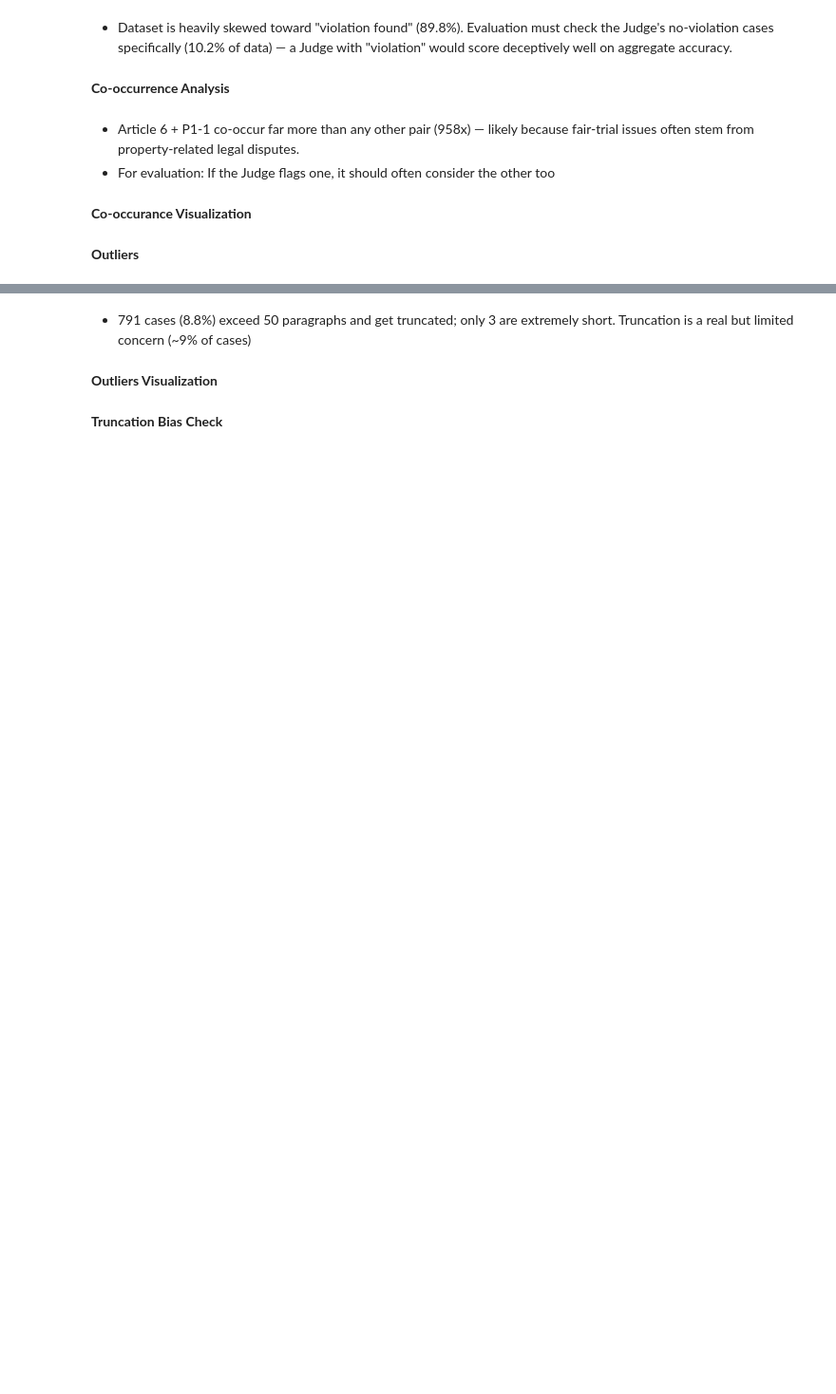
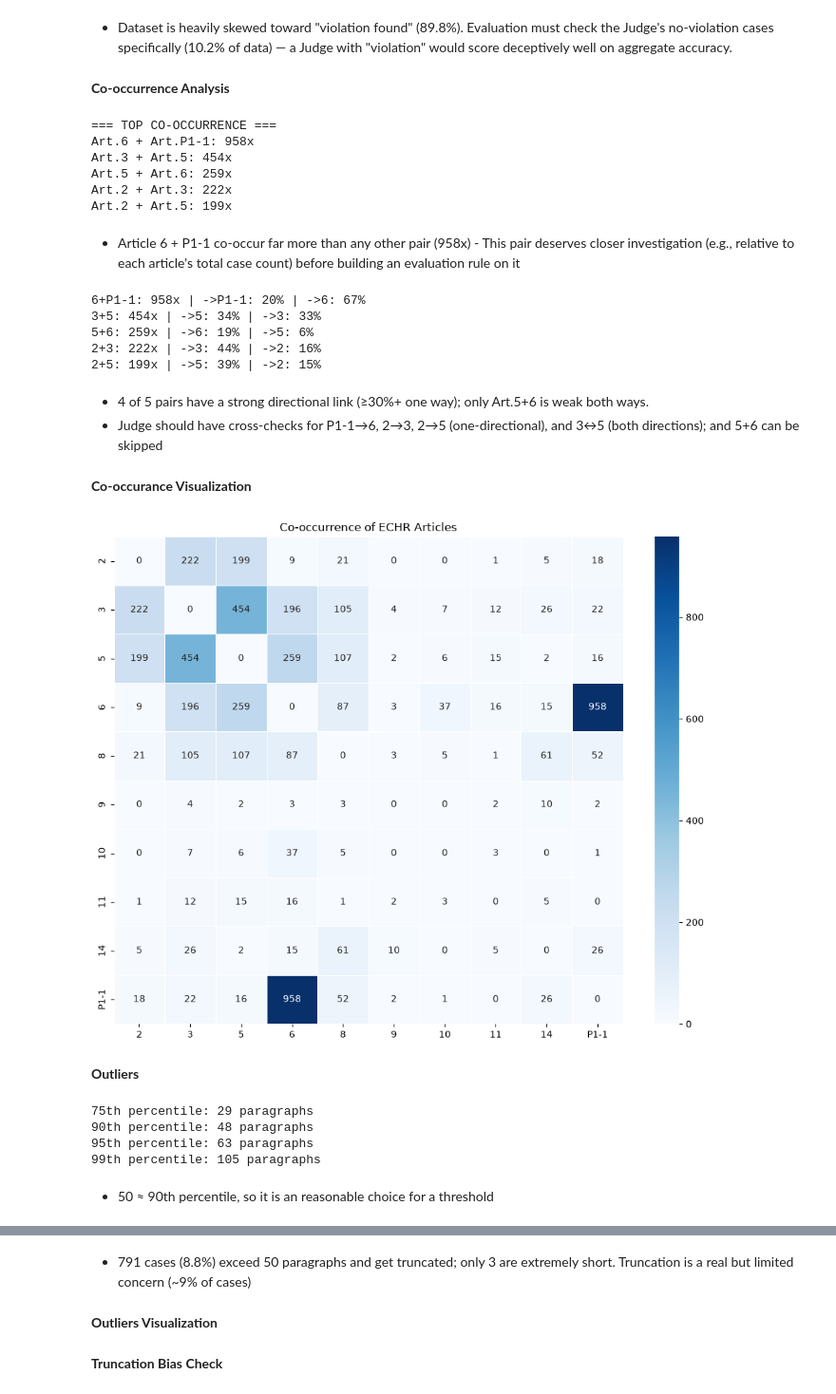
Before and after one commit to adulamaciej/LegalMind, a Jupyter notebook: notebooks/eda.ipynb, the cells around one changed output, grey strips where cells are left out. Shown at 95% size. Drawn from its saved outputs; the diff is of its cells as text; code cells hidden in the pictures; blank space fills up the shorter version.

```diff
--- a/notebooks/eda.ipynb
+++ b/notebooks/eda.ipynb
@@ -117,38 +189,68 @@ for labels in ds['train']['labels']:
             for j in range(i+1, len(labels)):
                 pairs[(labels[i], labels[j])] += 1
 print("=== TOP CO-OCCURRENCE ===")
-articles = ['2','3','5','6','8','9','10','11','14','P1-1']
 for (a,b), count in pairs.most_common(5):
     print(f"Art.{articles[a]} + Art.{articles[b]}: {count}x")
+# %% [output]
+=== TOP CO-OCCURRENCE ===
+Art.6 + Art.P1-1: 958x
+Art.3 + Art.5: 454x
+Art.5 + Art.6: 259x
+Art.2 + Art.3: 222x
+Art.2 + Art.5: 199x
 # %% [markdown]
-- Article 6 + P1-1 co-occur far more than any other pair (958x) — likely because fair-trial issues often stem from property-related legal disputes.
-- For evaluation: If the Judge flags one, it should often consider the other too
+- Article 6 + P1-1 co-occur far more than any other pair (958x) - This pair deserves closer investigation (e.g., relative to each article's total case count) before building an evaluation rule on it
+# %%
+# how often each article in a pair also shows up with the other, in both directions
+
+for (a, b), c in pairs.most_common(5):
+    print(f"{articles[a]}+{articles[b]}: {c}x | ->{articles[b]}: {c/counter[a]:.0%} | ->{articles[a]}: {c/counter[b]:.0%}")
+# %% [output]
+6+P1-1: 958x | ->P1-1: 20% | ->6: 67%
+3+5: 454x | ->5: 34% | ->3: 33%
+5+6: 259x | ->6: 19% | ->5: 6%
+2+3: 222x | ->3: 44% | ->2: 16%
+2+5: 199x | ->5: 39% | ->2: 15%
+# %% [markdown]
+- 4 of 5 pairs have a strong directional link (≥30%+ one way); only Art.5+6 is weak both ways.
+- Judge should have  cross-checks for P1-1→6, 2→3, 2→5 (one-directional), and 3↔5 (both directions); and  5+6 can be skipped
 # %% [markdown]
 **Co-occurance Visualization**
 # %%
-articles = ['2','3','5','6','8','9','10','11','14','P1-1']
 n = len(articles)
 matrix = np.zeros((n, n))
 
 for (a, b), count in pairs.items():
     matrix[a][b] = count
     matrix[b][a] = count
 
 plt.figure(figsize=(10, 8))
 sns.heatmap(
     matrix,
     xticklabels=articles,
     yticklabels=articles,
     annot=True,
     fmt='.0f',
     cmap='Blues',
     linewidths=0.5
 )
 plt.title('Co-occurrence of ECHR Articles')
 plt.tight_layout()
 plt.show()
+# %% [output]
+[figure, added]
 # %% [markdown]
 **Outliers**
+# %%
+for p in [75, 90, 95, 99]:
+    print(f"{p}th percentile: {np.percentile(lengths, p):.0f} paragraphs")
+# %% [output]
+75th percentile: 29 paragraphs
+90th percentile: 48 paragraphs
+95th percentile: 63 paragraphs
+99th percentile: 105 paragraphs
+# %% [markdown]
+- 50 ≈ 90th percentile, so it is an reasonable choice for a threshold
 # %%
 lengths = [len(case) for case in ds['train']['text']]
 long = sum(1 for l in lengths if l > 50)
```
Also changed, not shown: parts of 19 cells of this notebook.
